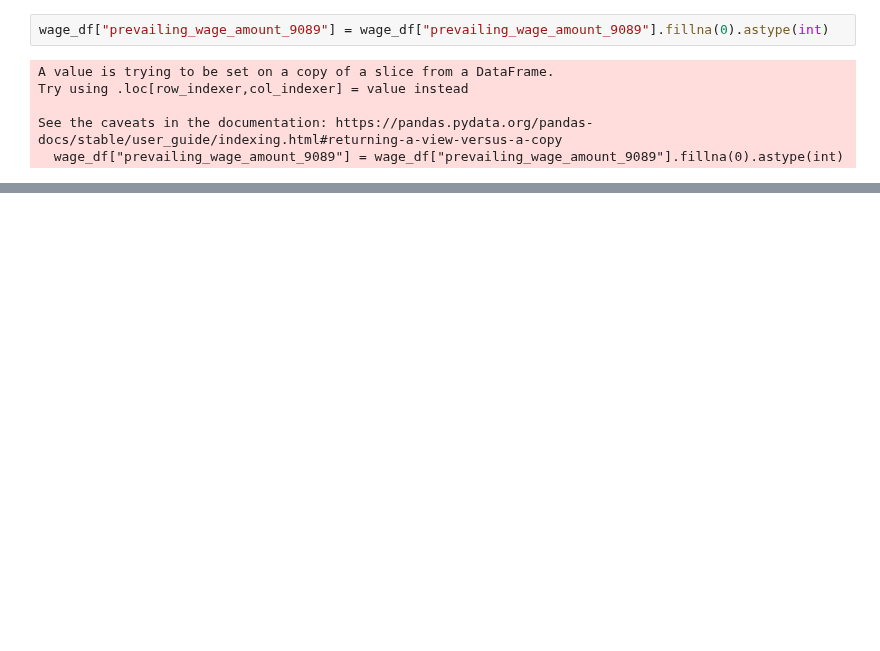
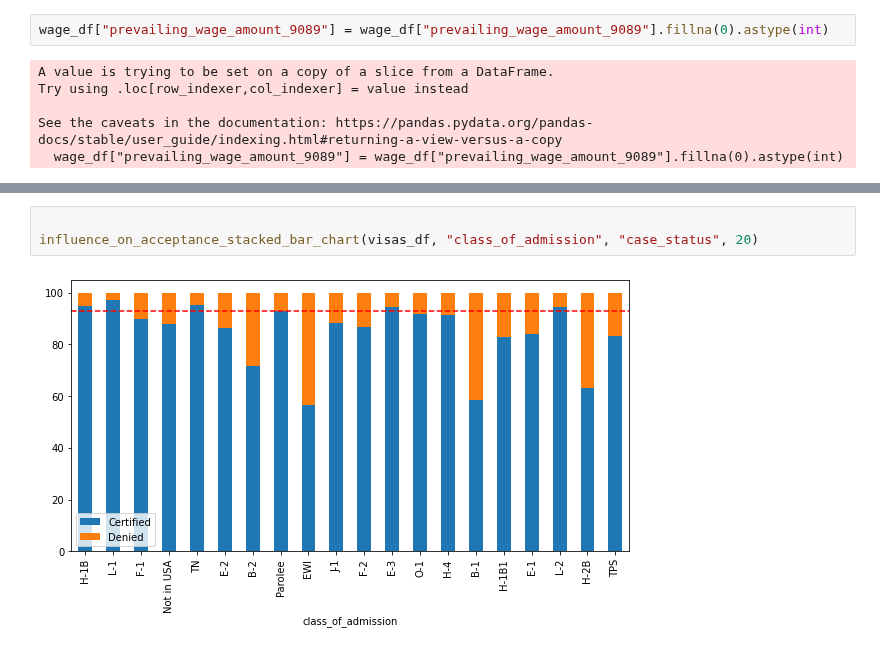
Before and after one commit to andy8001/python_visa, a Jupyter notebook: analysis/factorsInfluencingTheAcceptanceOfApplications.ipynb, the cells around one changed output, grey strips where cells are left out. Drawn from its saved outputs; the diff is of its cells as text; blank space fills up the shorter version.

```diff
--- a/analysis/factorsInfluencingTheAcceptanceOfApplications.ipynb
+++ b/analysis/factorsInfluencingTheAcceptanceOfApplications.ipynb
@@ -306,0 +273,5 @@ Name: prevailing_wage_amount_9089, dtype: int64
+# %%
+
+influence_on_acceptance_stacked_bar_chart(visas_df, "class_of_admission", "case_status", 20)
+# %% [output]
+[figure, added]
```
Also changed, not shown: parts of 14 cells of this notebook, 3 other files.
